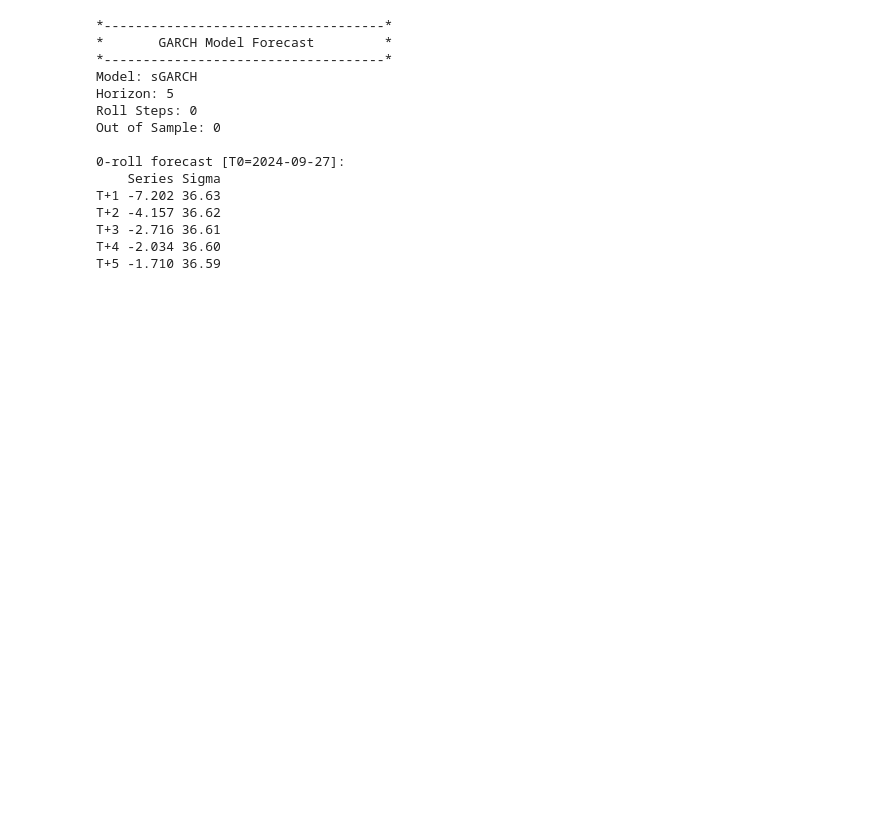
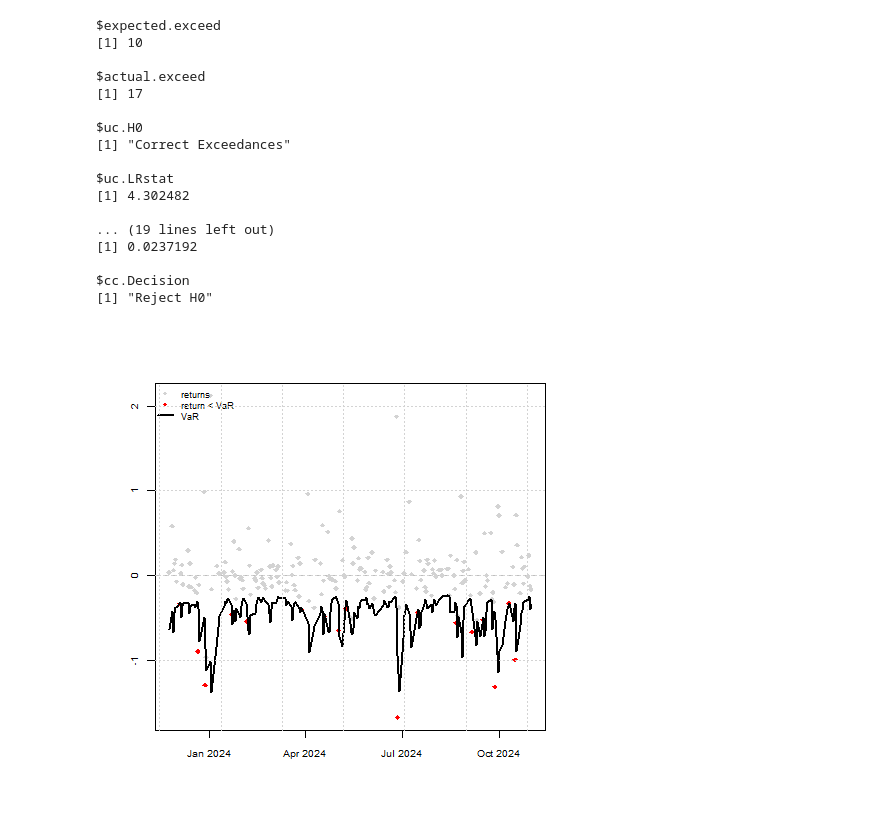
Before and after one commit to chrisdybdahl/var-es-toolbox, a Jupyter notebook: notebooks/03_model_training.ipynb, the cells around one changed output. Saved outputs shown, nothing was run; the diff lists cells and outputs as text; code cells hidden in the pictures; blank space fills up the shorter version.

```diff
--- a/notebooks/03_model_training.ipynb
+++ b/notebooks/03_model_training.ipynb
@@ -108,22 +231,33 @@ T+5 -1.710 36.59
+# %%
+%%R
+source(r_gas_models_path)
+
+var <- - forecast_u_GAS_var(df, c, n, m, 20, "sstd")
+VaRplot(c, returns, var)
+print(VaRTest(c, returns, var))
+# %% [output]
+$expected.exceed
+[1] 10
+
+$actual.exceed
+[1] 17
+
+$uc.H0
+[1] "Correct Exceedances"
+
+$uc.LRstat
+[1] 4.302482
+
+... (19 lines left out)
+[1] 0.0237192
+
+$cc.Decision
+[1] "Reject H0"
+[figure, added]
 # %%
 %%R
+source(r_caviar_models_path)
 
-source(r_path)
-result <- forecast_ugarch(df, p, q, n)
-print(result)
+var <- - forecast_u_CAViaR_var(df, c, n, m, 1, "adaptive", 10, itermax = 100)
+VaRplot(c, returns, var)
+print(VaRTest(c, returns, var))
-# %% [output]
-*------------------------------------*
-*       GARCH Model Forecast         *
-*------------------------------------*
-Model: sGARCH
-Horizon: 5
-Roll Steps: 0
-Out of Sample: 0
-
-0-roll forecast [T0=2024-09-27]:
-    Series Sigma
-T+1 -7.202 36.63
-T+2 -4.157 36.62
-T+3 -2.716 36.61
-T+4 -2.034 36.60
-T+5 -1.710 36.59
```
Also changed, not shown: parts of 18 cells of this notebook, 20 other files.
